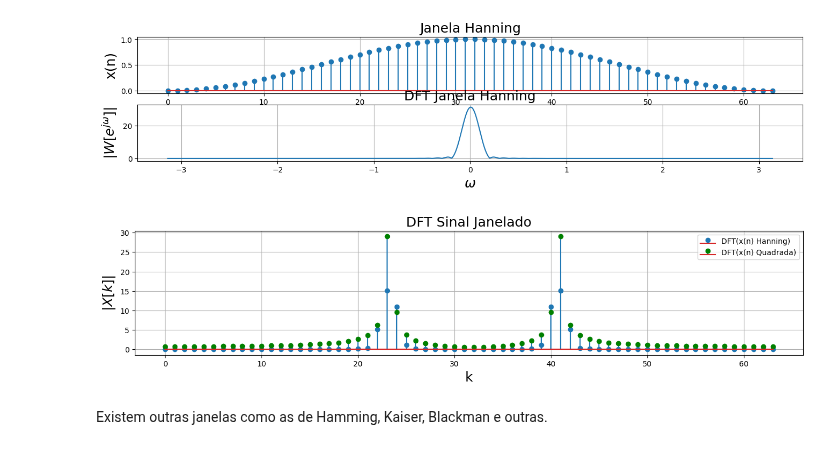
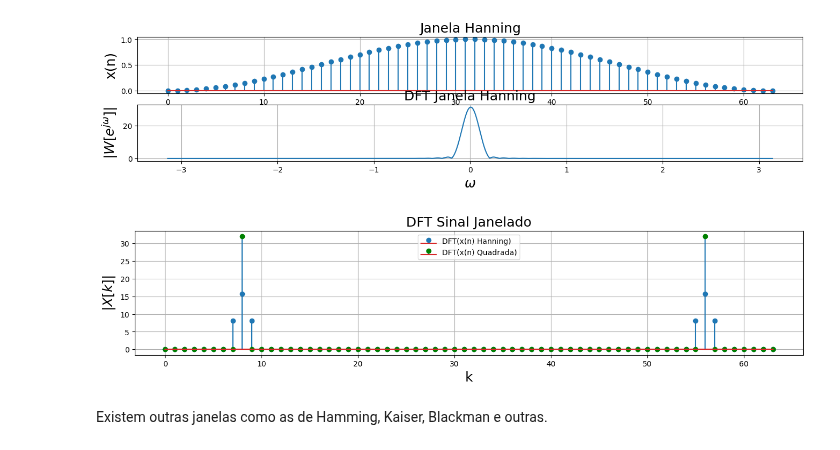
Before and after one commit to ecandeia/PDS, a Jupyter notebook: DFT/AnaliseSinaisDFT.ipynb, the cells around one changed output. Drawn from its saved outputs; the diff is of its cells as text; code cells hidden in the pictures.

```diff
--- a/DFT/AnaliseSinaisDFT.ipynb
+++ b/DFT/AnaliseSinaisDFT.ipynb
@@ -136,37 +136,37 @@ ax[1].grid()
 # %%
 import numpy as np
 import matplotlib.pyplot as plt
 import scipy as scp
 
 L = 64 # Quantidade de pontos no sinal
 N = 64 # Tamanho da DFT
 
 fig,ax=plt.subplots()
 fig.set_size_inches((16,3))
 
 n = np.arange(0,L)
 
 wn = 0.5 - 0.5*np.cos(2*np.pi*n/(L-1))
 
-xn = np.cos(4*n)
+xn = np.cos(n*np.pi/4)
 
 #Descomentar se quiser fazer a comparação com a janela quadrada
 Xquadrada = scp.fft.fft(xn,N)
 
 xnj = xn*wn   #*(0.5 - 0.5*np.cos(2*np.pi*n/(L-1))
 
 Xomega = scp.fft.fft(xnj, N)
 
-ax.stem(abs(Xomega),label='DFT(x(n) Hanning)',use_line_collection=True,)
+ax.stem(abs(Xomega),label='DFT(x(n) Hanning)')
 ax.set_xlabel('k',fontsize=18)
 ax.set_ylabel(r'$|X[k]|$',fontsize=18)
 ax.set_title('DFT Sinal Janelado',fontsize=18)
 ax.grid()
 #Descomentar se quiser fazer a comparação com a janel quadrada
-ax.stem(abs(Xquadrada),markerfmt='go',label='DFT(x(n) Quadrada)',use_line_collection=True,)
+ax.stem(abs(Xquadrada),markerfmt='go',label='DFT(x(n) Quadrada)')
 ax.legend(loc=0);
 # %% [output]
-[figure, old version]
+[figure, new version]
 # %% [markdown]
 Existem outras janelas como as de Hamming, Kaiser, Blackman e outras.
 # %% [markdown]
```
Also changed, not shown: parts of 6 cells of this notebook.
